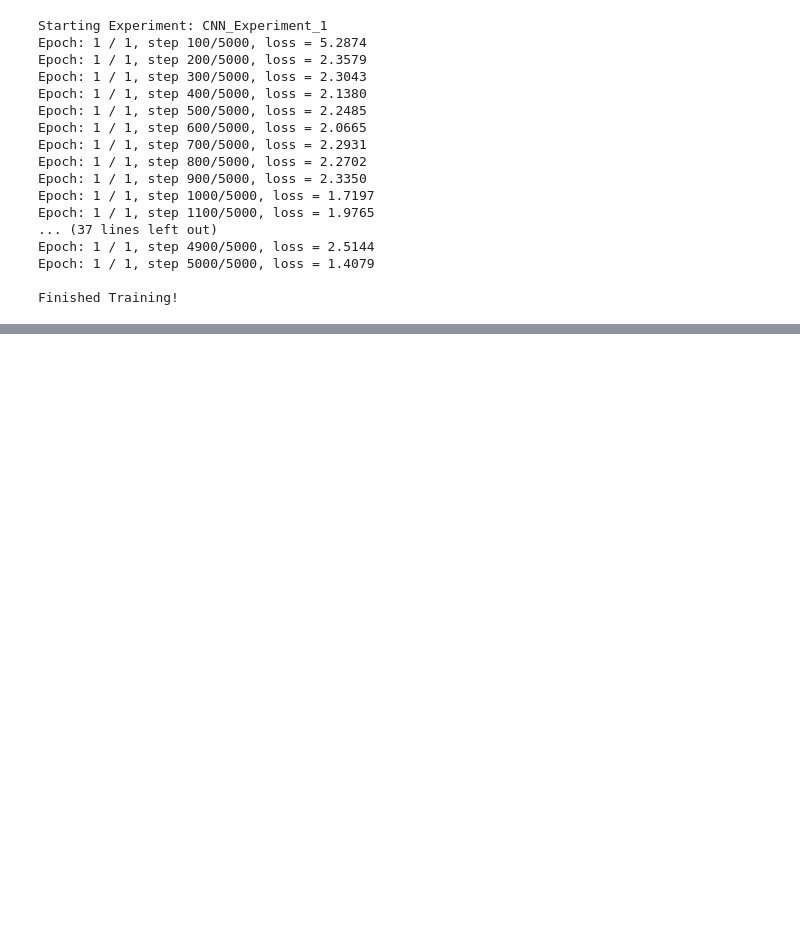
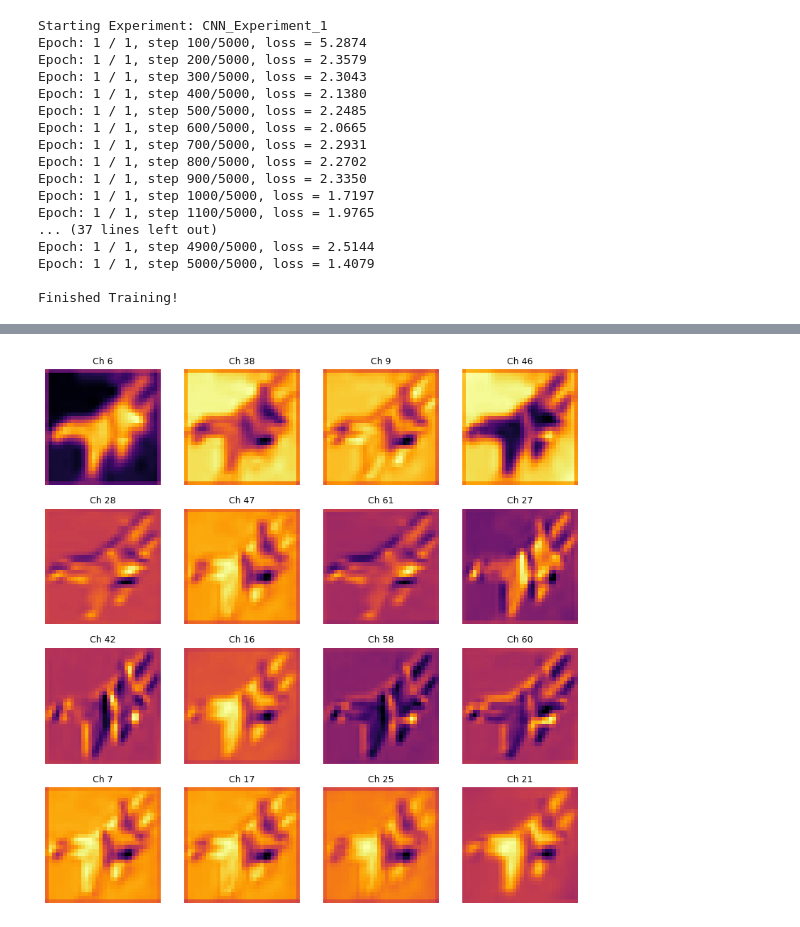
Before and after one commit to Tejas204/Explainable-CNN, a Jupyter notebook: main.ipynb, the cells around one changed output, grey strips where cells are left out. Saved outputs shown, nothing was run; the diff lists cells and outputs as text; code cells hidden in the pictures; blank space fills up the shorter version.

```diff
--- a/main.ipynb
+++ b/main.ipynb
@@ -107,0 +195,20 @@ torch.save(model.state_dict(), 'model_weights.pth')
+# %%
+act = activation['conv5'].squeeze()  # (C, H, W)
+
+# Compute channel energy
+energy = act.abs().mean(dim=(1, 2))
+topk = torch.topk(energy, k=16).indices
+
+fig, axes = plt.subplots(4, 4, figsize=(8, 8))
+
+for ax, ch in zip(axes.flatten(), topk):
+    fmap = act[ch]
+    fmap = (fmap - fmap.min()) / (fmap.max() - fmap.min() + 1e-6)
+    ax.imshow(fmap.cpu(), cmap="inferno")
+    ax.set_title(f"Ch {ch.item()}", fontsize=9)
+    ax.axis("off")
+
+plt.tight_layout()
+plt.show()
+# %% [output]
+[figure, added]
```
Also changed, not shown: parts of 7 cells of this notebook.
